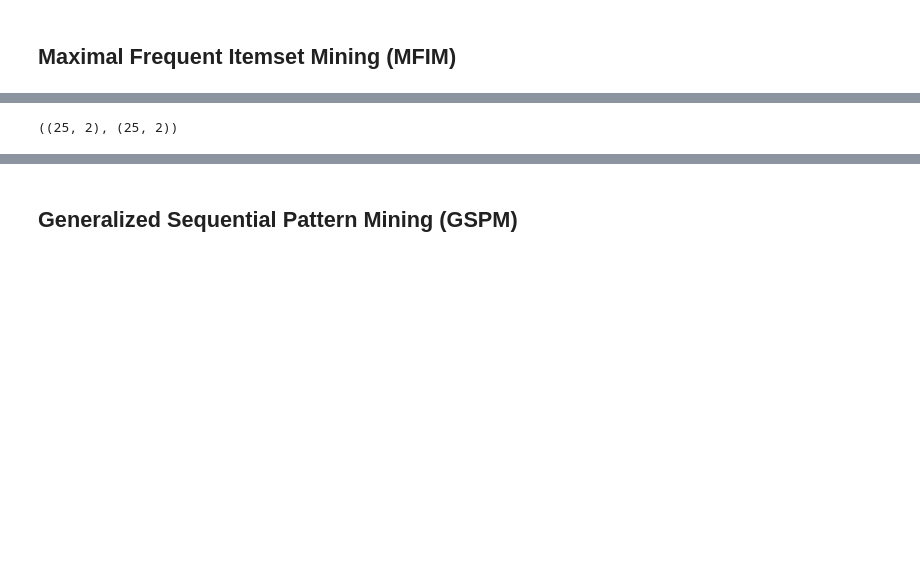
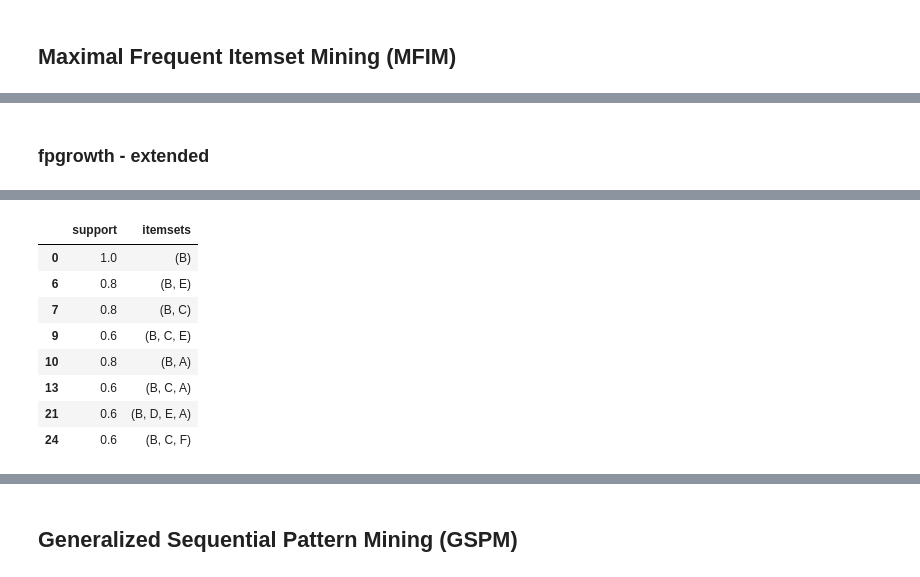
Before and after one commit to pankajr141/experiments, a Jupyter notebook: Reasoning/DataMining/datamining_frequent_itemset.ipynb, the cells around one changed output, grey strips where cells are left out. Drawn from its saved outputs; the diff is of its cells as text; code cells hidden in the pictures; blank space fills up the shorter version.

```diff
--- a/Reasoning/DataMining/datamining_frequent_itemset.ipynb
+++ b/Reasoning/DataMining/datamining_frequent_itemset.ipynb
@@ -213,7 +215,18 @@ Wall time: 6.75 ms
+# %% [markdown]
+### fpgrowth - extended
 # %%
 %%time
 from mlxtend.frequent_patterns import fpgrowth
 frequent_itemsets = fpgrowth(df, min_support=0.6, use_colnames=True)
-closed_itemsets = frequent_itemsets[frequent_itemsets['support'] == frequent_itemsets['support']]
-frequent_itemsets.shape, closed_itemsets.shape
+
+# Identify closed itemsets
+closed_itemsets = frequent_itemsets[~frequent_itemsets.apply(
+    lambda row: any(
+        row['itemsets'] < other_row['itemsets'] and row['support'] == other_row['support']
+        for _, other_row in frequent_itemsets.iterrows()
+    ),
+    axis=1
+)]
+
+closed_itemsets
 # %% [output]
@@ -222 +235,9 @@ Wall time: 11.1 ms
-((25, 2), (25, 2))
+|  | support | itemsets |
+| 0 | 1.0 | (B) |
+| 6 | 0.8 | (B, E) |
+| 7 | 0.8 | (B, C) |
+| 9 | 0.6 | (B, C, E) |
+| 10 | 0.8 | (B, A) |
+| 13 | 0.6 | (B, C, A) |
+| 21 | 0.6 | (B, D, E, A) |
+| 24 | 0.6 | (B, C, F) |
```
Also changed, not shown: parts of 22 cells of this notebook.
